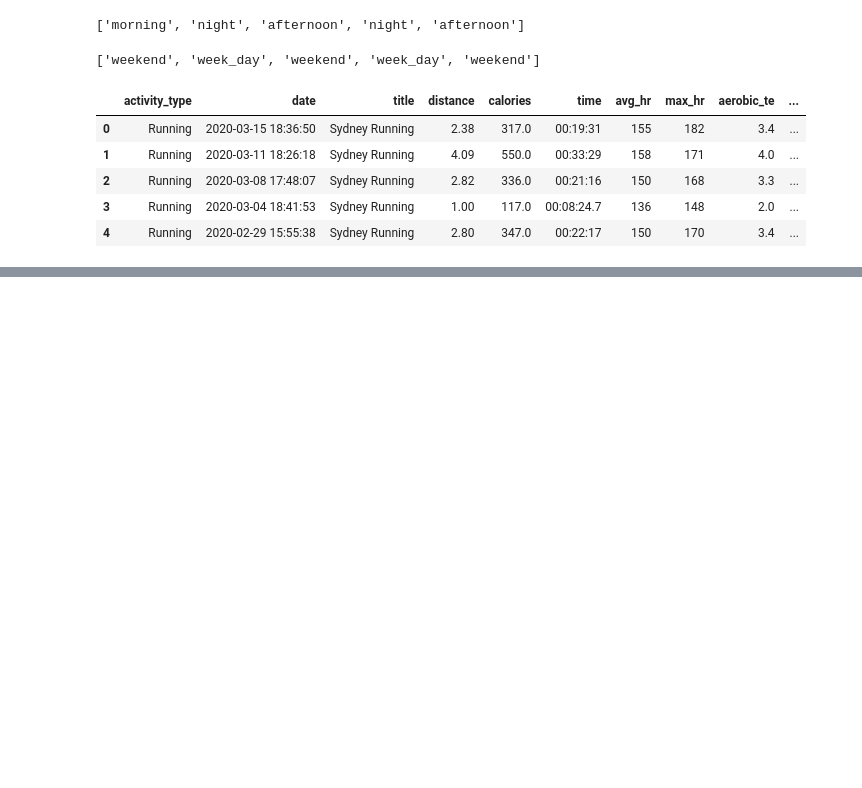
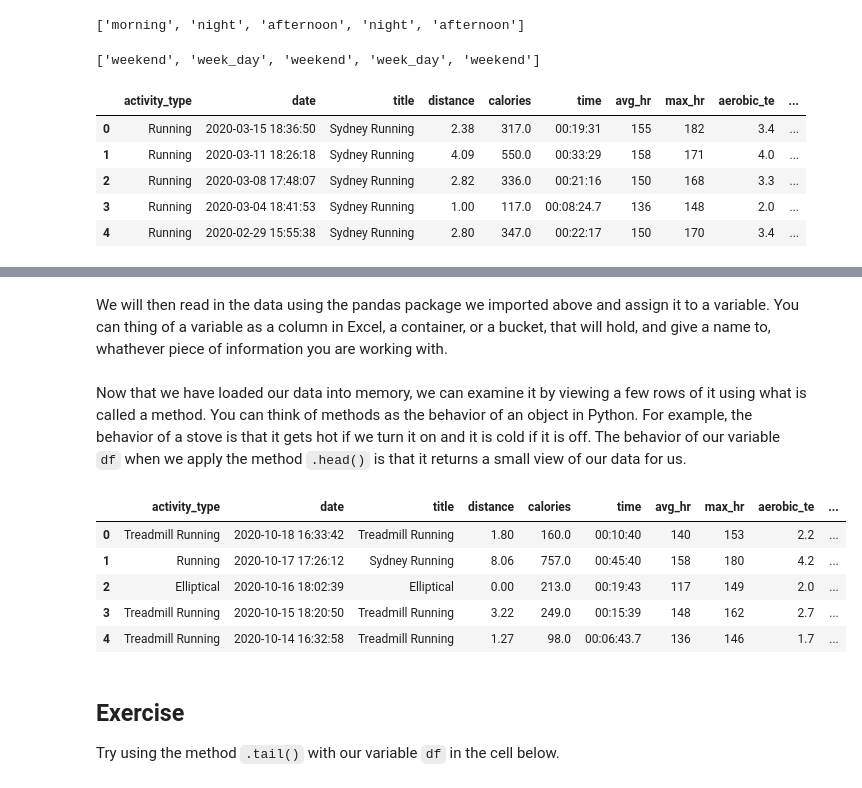
Before and after one commit to ramonpzg/people-analytics, a Jupyter notebook: notebooks/00_intro_python.ipynb, the cells around one changed output, grey strips where cells are left out. Cells and saved outputs as stored; diff of their text form; code cells hidden in the pictures; blank space fills up the shorter version.

```diff
--- a/notebooks/00_intro_python.ipynb
+++ b/notebooks/00_intro_python.ipynb
@@ -639,0 +498,23 @@ __As your next, next steps you could:__
+# %%
+import pandas as pd
+import altair as alt
+pd.set_option('display.max_columns', None)
+# %% [markdown]
+We will then read in the data using the pandas package we imported above and assign it to a variable. You can thing of a variable as a column in Excel, a container, or a bucket, that will hold, and give a name to, whathever piece of information you are working with.
+# %%
+df = pd.read_csv('data/workouts_data.csv')
+# %% [markdown]
+Now that we have loaded our data into memory, we can examine it by viewing a few rows of it using what is called a method. You can think of methods as the behavior of an object in Python. For example, the behavior of a stove is that it gets hot if we turn it on and it is cold if it is off. The behavior of our variable `df` when we apply the method `.head()` is that it returns a small view of our data for us.
+# %%
+df.head()
+# %% [output]
+|  | activity_type | date | title | distance | calories | time | avg_hr | max_hr | aerobic_te | ... |
+| 0 | Treadmill Running | 2020-10-18 16:33:42 | Treadmill Running | 1.80 | 160.0 | 00:10:40 | 140 | 153 | 2.2 | ... |
+| 1 | Running | 2020-10-17 17:26:12 | Sydney Running | 8.06 | 757.0 | 00:45:40 | 158 | 180 | 4.2 | ... |
+| 2 | Elliptical | 2020-10-16 18:02:39 | Elliptical | 0.00 | 213.0 | 00:19:43 | 117 | 149 | 2.0 | ... |
+| 3 | Treadmill Running | 2020-10-15 18:20:50 | Treadmill Running | 3.22 | 249.0 | 00:15:39 | 148 | 162 | 2.7 | ... |
+| 4 | Treadmill Running | 2020-10-14 16:32:58 | Treadmill Running | 1.27 | 98.0 | 00:06:43.7 | 136 | 146 | 1.7 | ... |
+# %% [markdown]
+## Exercise
+
+Try using the method `.tail()` with our variable `df` in the cell below.
```
Also changed, not shown: parts of 88 cells of this notebook, 9 other files.
